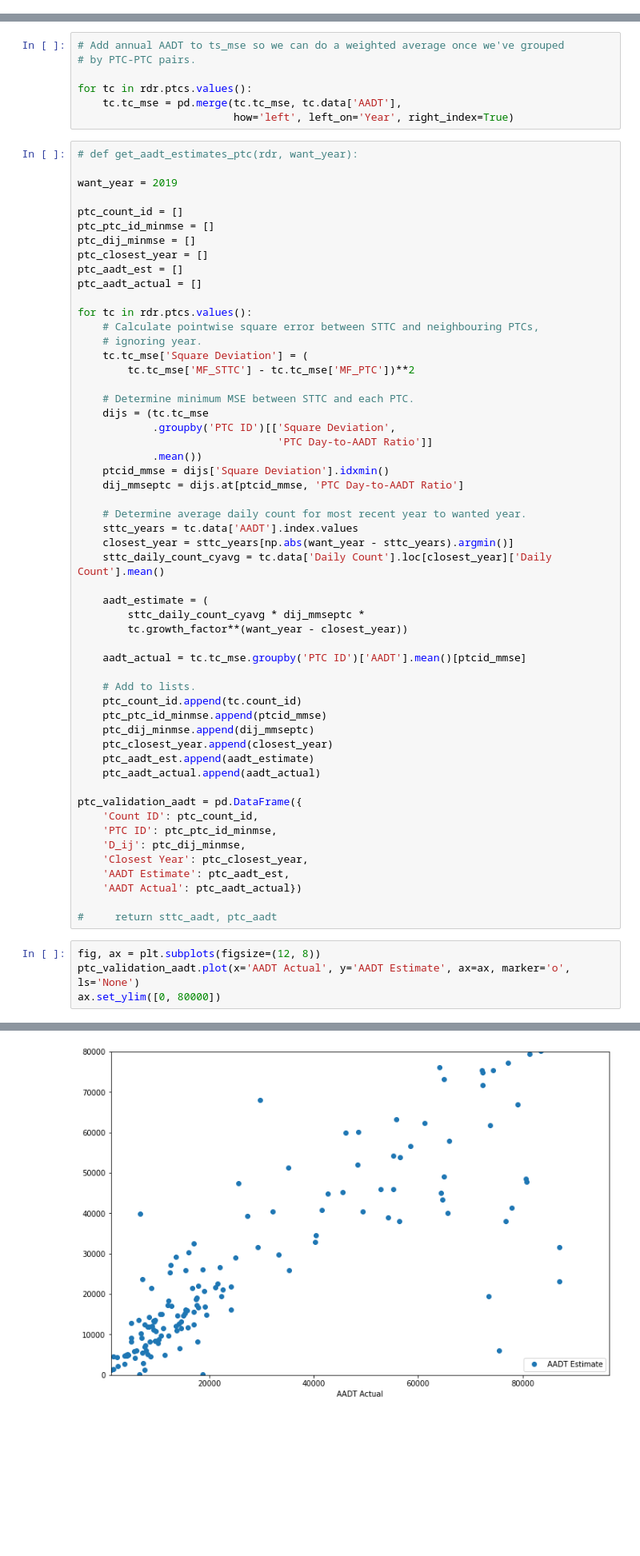
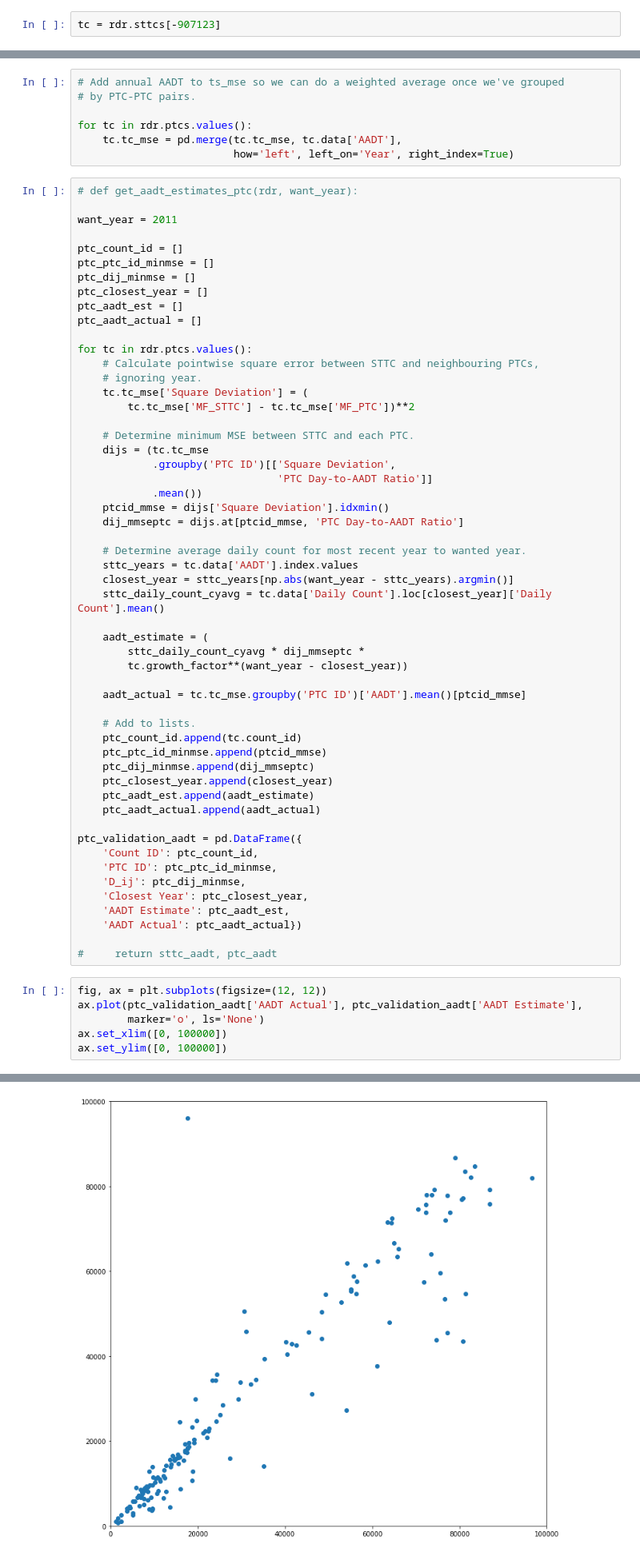
Before and after one commit to CityofToronto/bdit_traffic_prophet, a Jupyter notebook: development_notebooks/MatcherDev.ipynb, the cells around one changed output, grey strips where cells are left out. Shown at 80% size. Drawn from its saved outputs; the diff is of its cells as text; blank space fills up the shorter version.

```diff
--- a/development_notebooks/MatcherDev.ipynb
+++ b/development_notebooks/MatcherDev.ipynb
@@ -841,3 +841,5 @@ tc_mse
 | 12 | 2006 | 320 | 2006-11-16 | 107.0 | 3 | 1821 | 0.966721 | 5591.536721 | ... |
 | 13 | 2006 | 320 | 2006-11-16 | 107.0 | 3 | 30003562 | 0.979500 | 54678.696562 | ... |
 | 14 | 2006 | 320 | 2006-11-16 | 107.0 | 3 | 30033763 | 0.961402 | 4387.552730 | ... |
+# %%
+tc = rdr.sttcs[-907123]
@@ -1145,7 +1315,7 @@ for tc in rdr.ptcs.values():
 # %%
 # def get_aadt_estimates_ptc(rdr, want_year):
 
-want_year = 2019
+want_year = 2011
 
 ptc_count_id = []
 ptc_ptc_id_minmse = []
@@ -1197,7 +1367,9 @@ ptc_validation_aadt = pd.DataFrame({
 
 #     return sttc_aadt, ptc_aadt
 # %%
-fig, ax = plt.subplots(figsize=(12, 8))
-ptc_validation_aadt.plot(x='AADT Actual', y='AADT Estimate', ax=ax, marker='o', ls='None')
-ax.set_ylim([0, 80000])
+fig, ax = plt.subplots(figsize=(12, 12))
+ax.plot(ptc_validation_aadt['AADT Actual'], ptc_validation_aadt['AADT Estimate'],
+        marker='o', ls='None')
+ax.set_xlim([0, 100000])
+ax.set_ylim([0, 100000])
 # %% [output]
@@ -1205 +1377 @@ ax.set_ylim([0, 80000])
-[figure, old version]
+[figure, new version]
```
Also changed, not shown: parts of 27 cells of this notebook.
